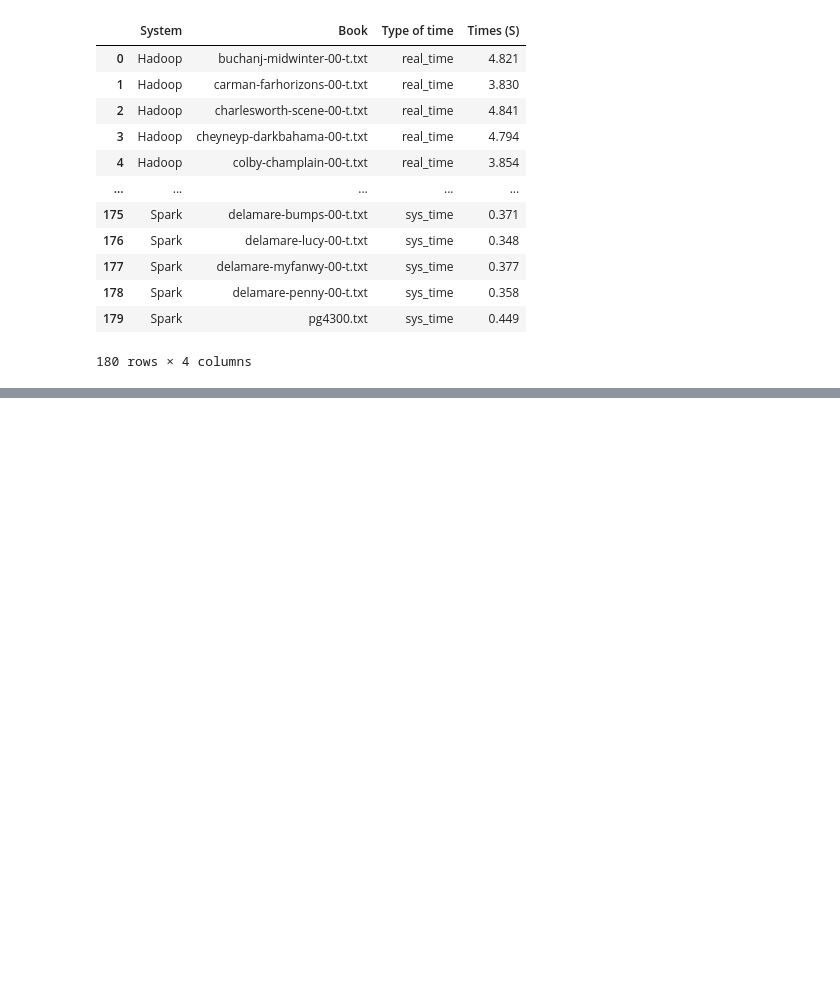
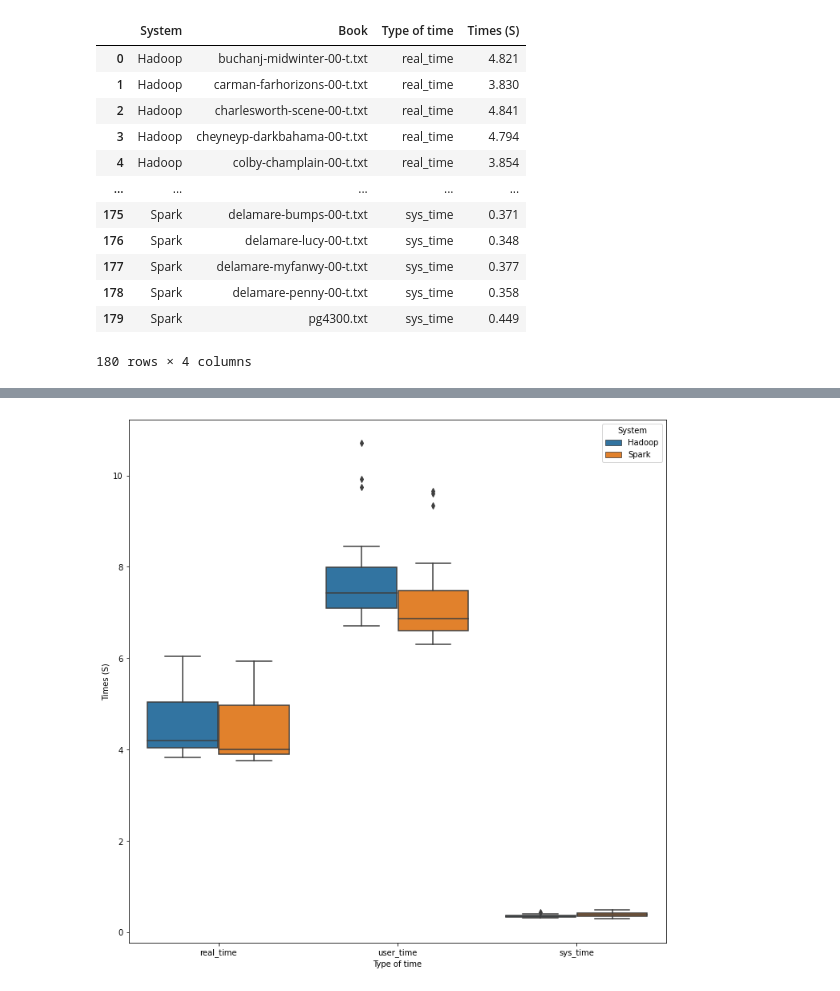
Before and after one commit to elheche/LOG8415_Lab_2, a Jupyter notebook: src/Analysis/Time_graph.ipynb, the cells around one changed output, grey strips where cells are left out. Cells and saved outputs as stored; diff of their text form; code cells hidden in the pictures; blank space fills up the shorter version.

```diff
--- a/src/Analysis/Time_graph.ipynb
+++ b/src/Analysis/Time_graph.ipynb
@@ -54,0 +74,16 @@ data
+# %%
+hadoop_az = pd.read_csv("Hadoop_az.csv")
+spark_az = pd.read_csv("Spark_az.csv")
+# %%
+#add column and stack
+hadoop_az['System'] = "Hadoop"
+spark_az['System'] = "Spark"
+dataframe_az = pd.concat([hadoop_az, spark_az], ignore_index=True, axis=0)
+# %%
+data_az = pd.melt(dataframe_az, id_vars=["System", "Book"],var_name= "Type of time", value_name="Times (S)")
+# %%
+fig = pyplot.figure(figsize=(12,12))
+sns.boxplot(data=data_az, x="Type of time", y="Times (S)", hue="System")
+pyplot.savefig("Hadoop_vs_Spark_az.pdf", dpi=400)
+# %% [output]
+[figure, added]
```
Also changed, not shown: parts of 3 cells of this notebook, 10 other files.
